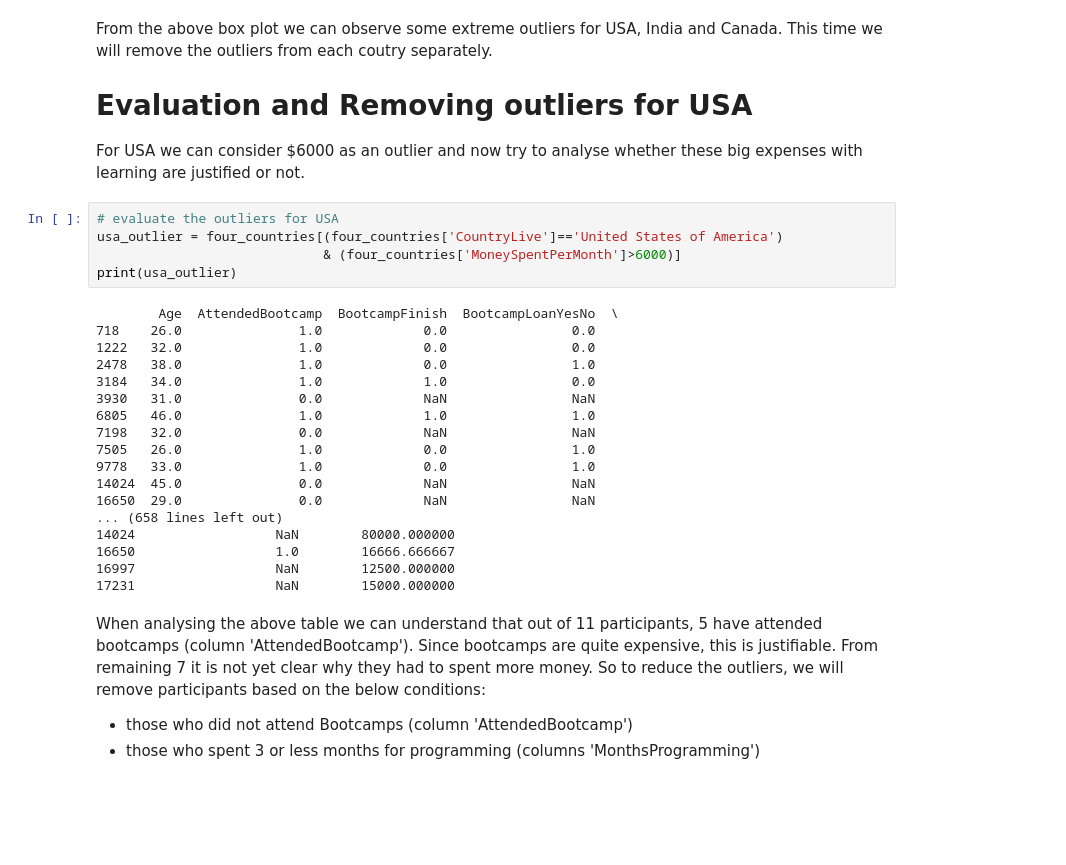
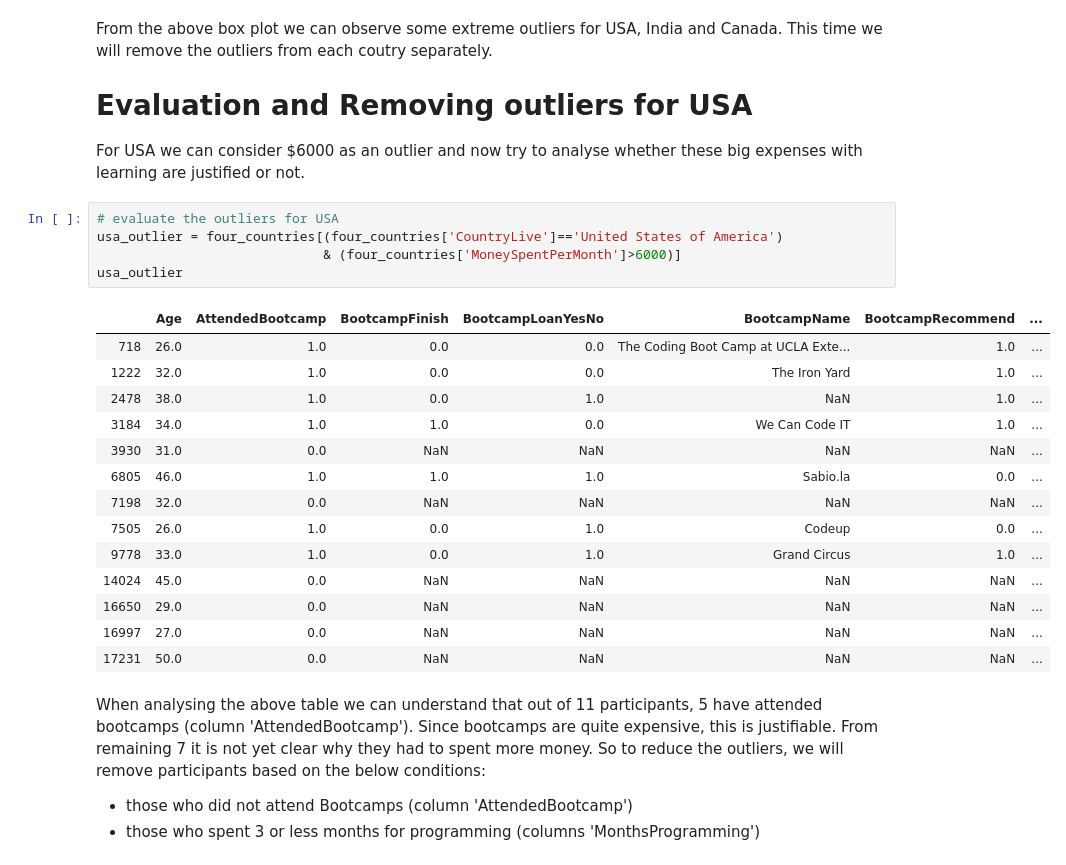
Before and after one commit to sreekanthac/Best-Market-to-advertise-E-Learnign-Product, a Jupyter notebook: Best_Market_to_advertise_E-Learning_Product.ipynb, the cells around one changed output. Saved outputs shown, nothing was run; the diff lists cells and outputs as text; blank space fills up the shorter version.

```diff
--- a/Best_Market_to_advertise_E-Learning_Product.ipynb
+++ b/Best_Market_to_advertise_E-Learning_Product.ipynb
@@ -256,26 +256,23 @@ For USA we can consider $6000 as an outlier and now try to analyse whether these
 # %%
 # evaluate the outliers for USA
 usa_outlier = four_countries[(four_countries['CountryLive']=='United States of America')
                              & (four_countries['MoneySpentPerMonth']>6000)]
-print(usa_outlier)
+usa_outlier
 # %% [output]
-        Age  AttendedBootcamp  BootcampFinish  BootcampLoanYesNo  \
-718    26.0               1.0             0.0                0.0
-1222   32.0               1.0             0.0                0.0
-2478   38.0               1.0             0.0                1.0
-3184   34.0               1.0             1.0                0.0
-3930   31.0               0.0             NaN                NaN
-6805   46.0               1.0             1.0                1.0
-7198   32.0               0.0             NaN                NaN
-7505   26.0               1.0             0.0                1.0
-9778   33.0               1.0             0.0                1.0
-14024  45.0               0.0             NaN                NaN
-16650  29.0               0.0             NaN                NaN
-... (658 lines left out)
-14024                  NaN        80000.000000
-16650                  1.0        16666.666667
-16997                  NaN        12500.000000
-17231                  NaN        15000.000000
+|  | Age | AttendedBootcamp | BootcampFinish | BootcampLoanYesNo | BootcampName | BootcampRecommend | ... |
+| 718 | 26.0 | 1.0 | 0.0 | 0.0 | The Coding Boot Camp at UCLA Exte... | 1.0 | ... |
+| 1222 | 32.0 | 1.0 | 0.0 | 0.0 | The Iron Yard | 1.0 | ... |
+| 2478 | 38.0 | 1.0 | 0.0 | 1.0 | NaN | 1.0 | ... |
+| 3184 | 34.0 | 1.0 | 1.0 | 0.0 | We Can Code IT | 1.0 | ... |
+| 3930 | 31.0 | 0.0 | NaN | NaN | NaN | NaN | ... |
+| 6805 | 46.0 | 1.0 | 1.0 | 1.0 | Sabio.la | 0.0 | ... |
+| 7198 | 32.0 | 0.0 | NaN | NaN | NaN | NaN | ... |
+| 7505 | 26.0 | 1.0 | 0.0 | 1.0 | Codeup | 0.0 | ... |
+| 9778 | 33.0 | 1.0 | 0.0 | 1.0 | Grand Circus | 1.0 | ... |
+| 14024 | 45.0 | 0.0 | NaN | NaN | NaN | NaN | ... |
+| 16650 | 29.0 | 0.0 | NaN | NaN | NaN | NaN | ... |
+| 16997 | 27.0 | 0.0 | NaN | NaN | NaN | NaN | ... |
+| 17231 | 50.0 | 0.0 | NaN | NaN | NaN | NaN | ... |
 # %% [markdown]
 When analysing the above table we can understand that out of 11 participants, 5 have attended bootcamps (column 'AttendedBootcamp'). Since bootcamps are quite expensive, this is justifiable. From remaining 7 it is not yet clear why they had to spent more money. So to reduce the outliers, we will remove participants based on the below conditions:
 - those who did not attend Bootcamps (column 'AttendedBootcamp')
```
Also changed, not shown: parts of 2 cells of this notebook.
